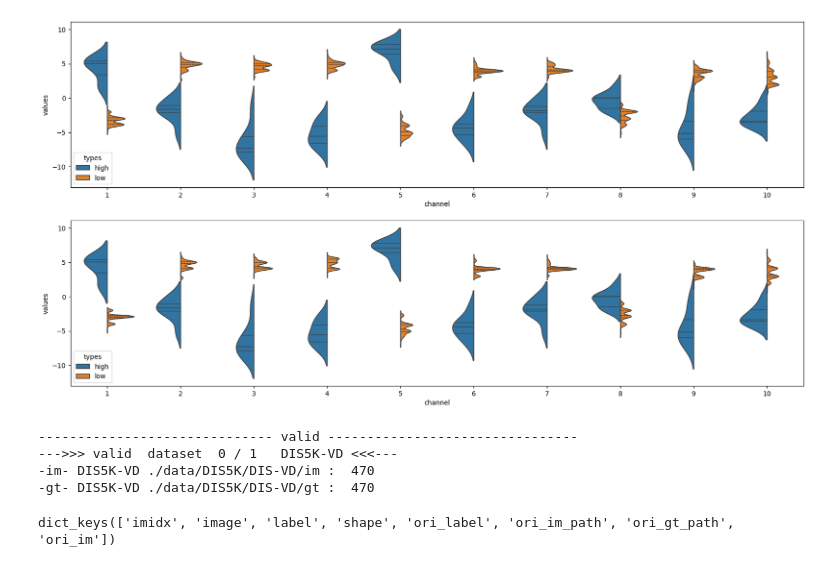
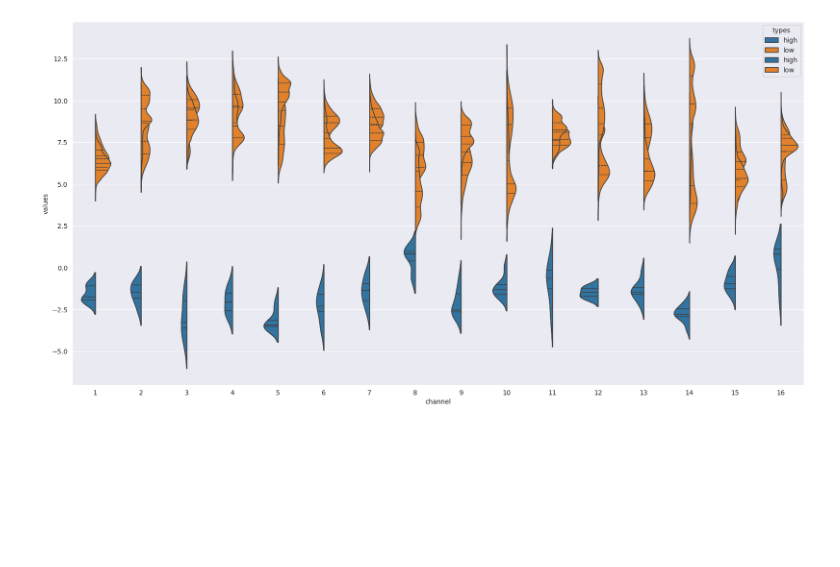
Before and after one commit to hchautran/SAM_Quantization, a Jupyter notebook: attention_utils.ipynb, the cells around one changed output. Cells and saved outputs as stored; diff of their text form; code cells hidden in the pictures; blank space fills up the shorter version.

```diff
--- a/attention_utils.ipynb
+++ b/attention_utils.ipynb
@@ -121,16 +131,21 @@ ax[2].imshow(TwoWayTransformerObserver.attention_score['p2i_attn'][layer][:,head
 # %%
 
-head=2
+head=0
 p2i_q = TwoWayTransformerObserver.attention_score['final_q']
 p2i_k = TwoWayTransformerObserver.attention_score['final_k']
+attn_map = TwoWayTransformerObserver.attention_score['final_attn'][:,head,:].mean(1)
+
 scores = cal_density(p2i_k,margin=0.96)
+
 score_map=scores[:,head,:]
 fig,ax=plt.subplots(1,3,figsize=(20,15))
 
 
 ax[0].imshow(score_map.reshape(64,64).cpu().detach().numpy())
-mask=torch.where(score_map>score_map.mean(-1,keepdim=True),1,0)
+# mask=torch.where(score_map>score_map.mean(-1,keepdim=True),1,0)
+mask=torch.where(attn_map>attn_map.mean(-1,keepdim=True),1,0)
+
 ax[1].imshow(mask.reshape(64,64).cpu().detach().numpy())
-ax[2].imshow(TwoWayTransformerObserver.attention_score['final_attn'][:,head,:].mean(1).reshape(64,64).cpu().detach().numpy())
+ax[2].imshow(attn_map.reshape(64,64).cpu().detach().numpy())
 # %% [output]
 <matplotlib.image.AxesImage at 0x...>
@@ -155,49 +159,10 @@ tensor([[[ 58.3887, -19.4629, -77.8515,  ...,  19.4629, -19.4629, -19.4629],
 # %%
-fig, ax= plt.subplots(2,1, figsize=(20,10))
-get_activation_boxplot(high_activations=p2i_q, low_activations=p2i_k_low, ax=ax[0], offset=0, max_channels=10,token_wise=False)
-get_activation_boxplot(high_activations=p2i_q, low_activations=p2i_k_high, ax=ax[1], offset=0, max_channels=10,token_wise=False)
+fig, ax= plt.subplots(1,1, figsize=(20,10))
+# get_activation_boxplot(high_activations=p2i_k_high, low_activations=p2i_k_low, ax=ax[0], offset=0, max_channels=16,token_wise=False)
+get_activation_boxplot(high_activations=p2i_q/2, low_activations=2*p2i_k_high, ax=ax, offset=0, max_channels=16,token_wise=False)
+get_activation_boxplot(high_activations=p2i_q/2, low_activations=2*p2i_k_low, ax=ax, offset=0, max_channels=16,token_wise=False)
 # %% [output]
-[figure, old version]
+[figure, new version]
 # %%
 
 TwoWayTransformerObserver.clear_dict()
-# %%
-from data_utils  import OnlineDataset
-from torch.utils.data import DataLoader
-from train.utils.dataloader import get_im_gt_name_dict, Resize
-from torchvision import transforms, utils
-
-dataset_dis = {
-    "name": "DIS5K-VD",
-    "im_dir": "./data/DIS5K/DIS-VD/im",
-    "gt_dir": "./data/DIS5K/DIS-VD/gt",
-    "im_ext": ".jpg",
-    "gt_ext": ".png"
-}
-valid_im_gt_list = get_im_gt_name_dict([dataset_dis], flag="valid")
-def create_dataloaders(name_im_gt_list, my_transforms=[], batch_size=1 ):
-    gos_dataloaders = []
-    gos_datasets = []
-    for i in range(len(name_im_gt_list)):
-        gos_dataset = OnlineDataset([name_im_gt_list[i]], transform = transforms.Compose(my_transforms), eval_ori_resolution = True)
-        dataloader = DataLoader(gos_dataset, batch_size, drop_last=False)
-        gos_dataloaders.append(dataloader)
-        gos_datasets.append(gos_dataset)
-    return gos_dataloaders, gos_datasets
-
-_, dataset = create_dataloaders(
-    valid_im_gt_list,
-    my_transforms = [
-                Resize([1024, 1024])
-            ],
-    batch_size=1,
-)
-# %% [output]
------------------------------- valid --------------------------------
---->>> valid  dataset  0 / 1   DIS5K-VD <<<---
--im- DIS5K-VD ./data/DIS5K/DIS-VD/im :  470
--gt- DIS5K-VD ./data/DIS5K/DIS-VD/gt :  470
-# %%
-dataset[0][0].keys()
-# %% [output]
-dict_keys(['imidx', 'image', 'label', 'shape', 'ori_label', 'ori_im_path', 'ori_gt_path', 'ori_im'])
```
Also changed, not shown: parts of 10 cells of this notebook, 38 other files.
